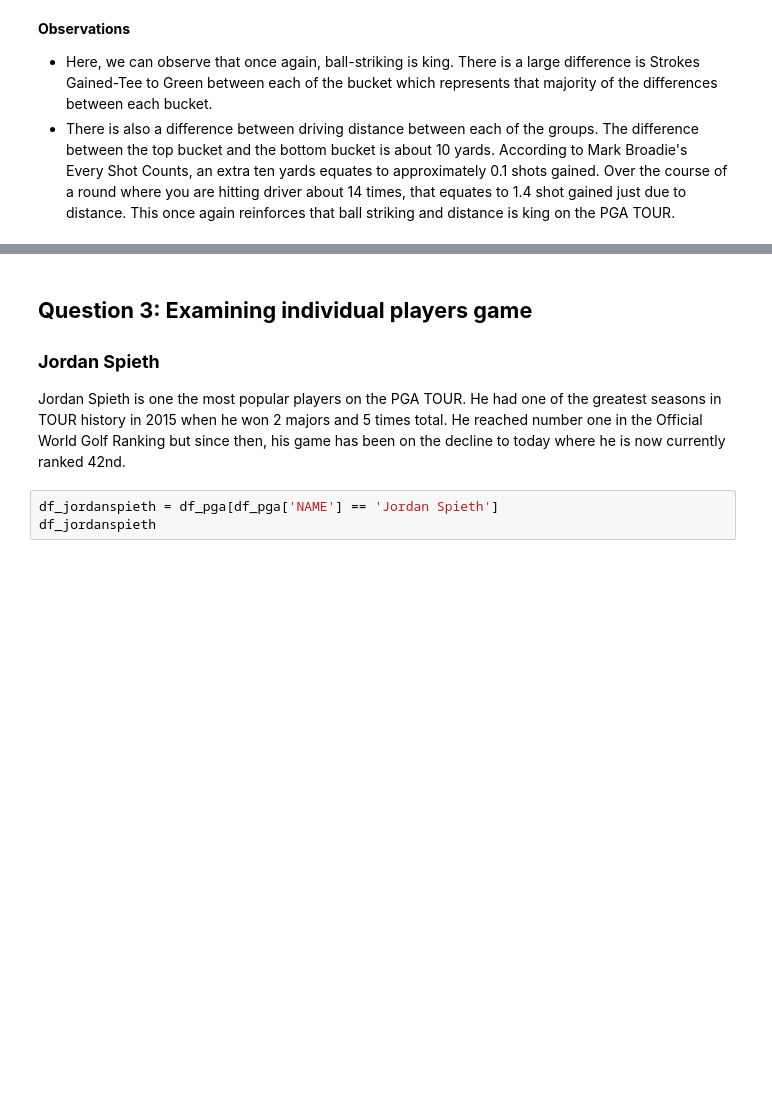
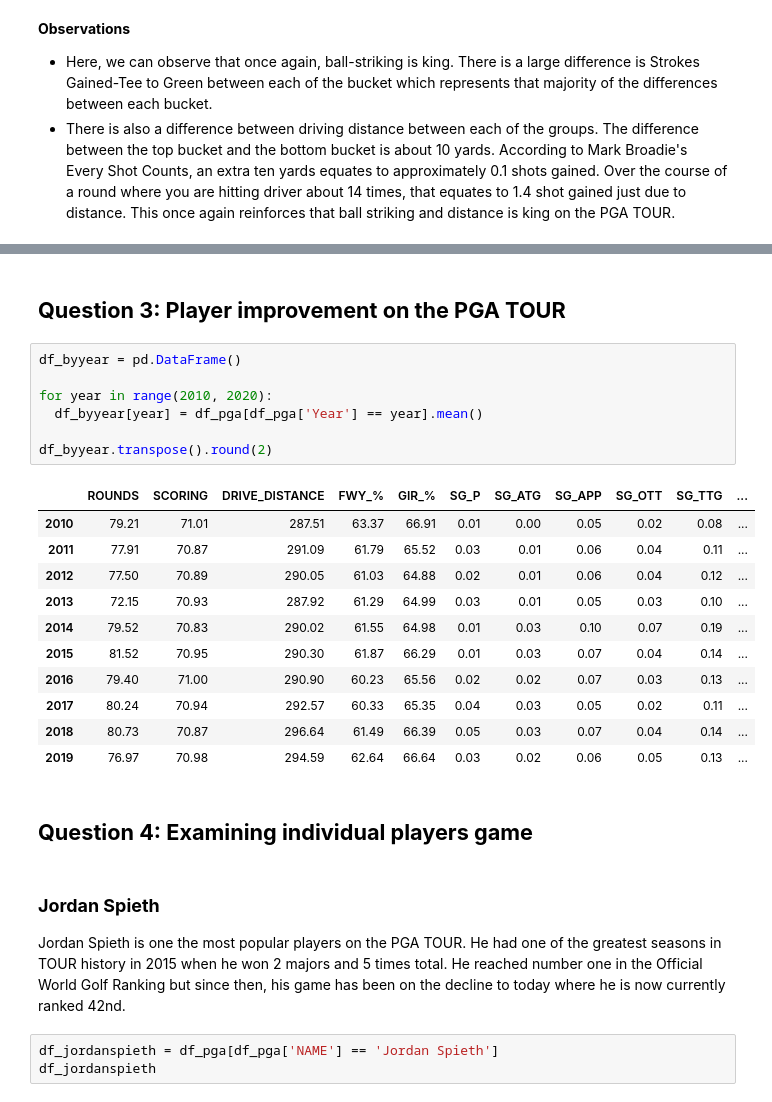
Before and after one commit to jonathannocek/pga-data-analysis, a Jupyter notebook: pga_data_analysis.ipynb, the cells around one changed output, grey strips where cells are left out. Drawn from its saved outputs; the diff is of its cells as text; blank space fills up the shorter version.

```diff
--- a/pga_data_analysis.ipynb
+++ b/pga_data_analysis.ipynb
@@ -462,6 +462,27 @@ df_compare.transpose().round(2)
+# %% [markdown]
+## **Question 3: Player improvement on the PGA TOUR**
+# %%
+df_byyear = pd.DataFrame()
+
+for year in range(2010, 2020):
+  df_byyear[year] = df_pga[df_pga['Year'] == year].mean()
+
+df_byyear.transpose().round(2)
+# %% [output]
+|  | ROUNDS | SCORING | DRIVE_DISTANCE | FWY_% | GIR_% | SG_P | SG_ATG | SG_APP | SG_OTT | SG_TTG | ... |
+| 2010 | 79.21 | 71.01 | 287.51 | 63.37 | 66.91 | 0.01 | 0.00 | 0.05 | 0.02 | 0.08 | ... |
+| 2011 | 77.91 | 70.87 | 291.09 | 61.79 | 65.52 | 0.03 | 0.01 | 0.06 | 0.04 | 0.11 | ... |
+| 2012 | 77.50 | 70.89 | 290.05 | 61.03 | 64.88 | 0.02 | 0.01 | 0.06 | 0.04 | 0.12 | ... |
+| 2013 | 72.15 | 70.93 | 287.92 | 61.29 | 64.99 | 0.03 | 0.01 | 0.05 | 0.03 | 0.10 | ... |
+| 2014 | 79.52 | 70.83 | 290.02 | 61.55 | 64.98 | 0.01 | 0.03 | 0.10 | 0.07 | 0.19 | ... |
+| 2015 | 81.52 | 70.95 | 290.30 | 61.87 | 66.29 | 0.01 | 0.03 | 0.07 | 0.04 | 0.14 | ... |
+| 2016 | 79.40 | 71.00 | 290.90 | 60.23 | 65.56 | 0.02 | 0.02 | 0.07 | 0.03 | 0.13 | ... |
+| 2017 | 80.24 | 70.94 | 292.57 | 60.33 | 65.35 | 0.04 | 0.03 | 0.05 | 0.02 | 0.11 | ... |
+| 2018 | 80.73 | 70.87 | 296.64 | 61.49 | 66.39 | 0.05 | 0.03 | 0.07 | 0.04 | 0.14 | ... |
+| 2019 | 76.97 | 70.98 | 294.59 | 62.64 | 66.64 | 0.03 | 0.02 | 0.06 | 0.05 | 0.13 | ... |
+# %% [markdown]
+## **Question 4: Examining individual players game**
 # %% [markdown]
-## **Question 3: Examining individual players game**
-
 ### **Jordan Spieth**
 
 Jordan Spieth is one the most popular players on the PGA TOUR. He had one of the greatest seasons in TOUR history in 2015 when he won 2 majors and 5 times total. He reached number one in the Official World Golf Ranking but since then, his game has been on the decline to today where he is now currently ranked 42nd.
```
Also changed, not shown: parts of 11 cells of this notebook.
